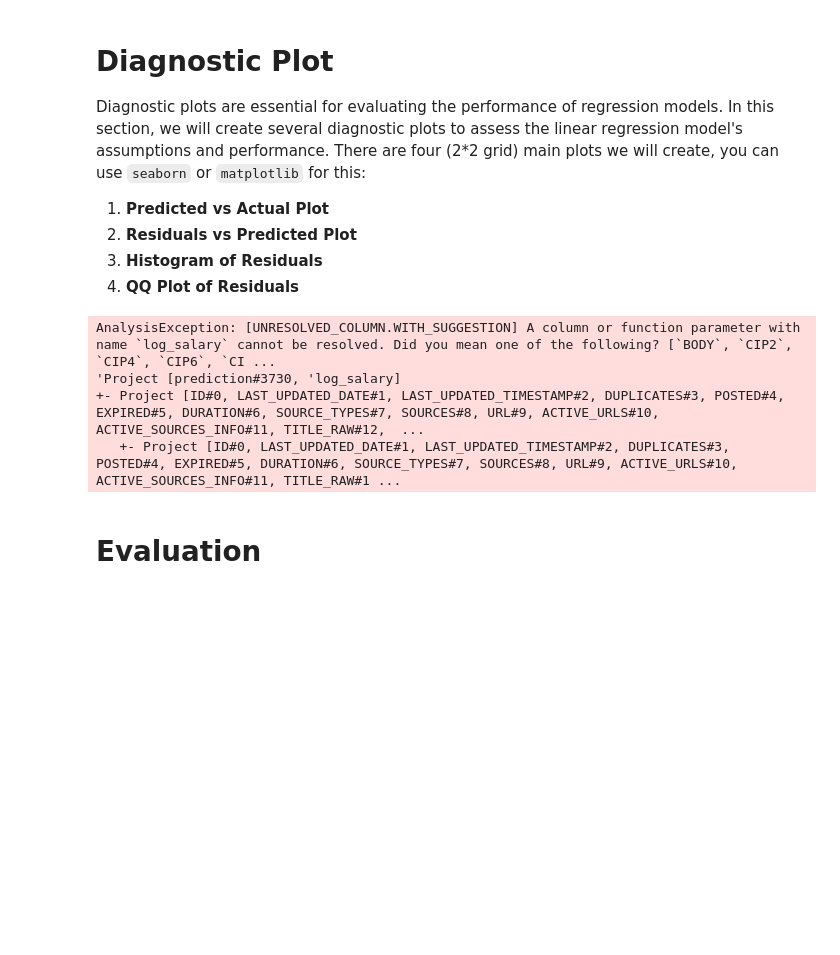
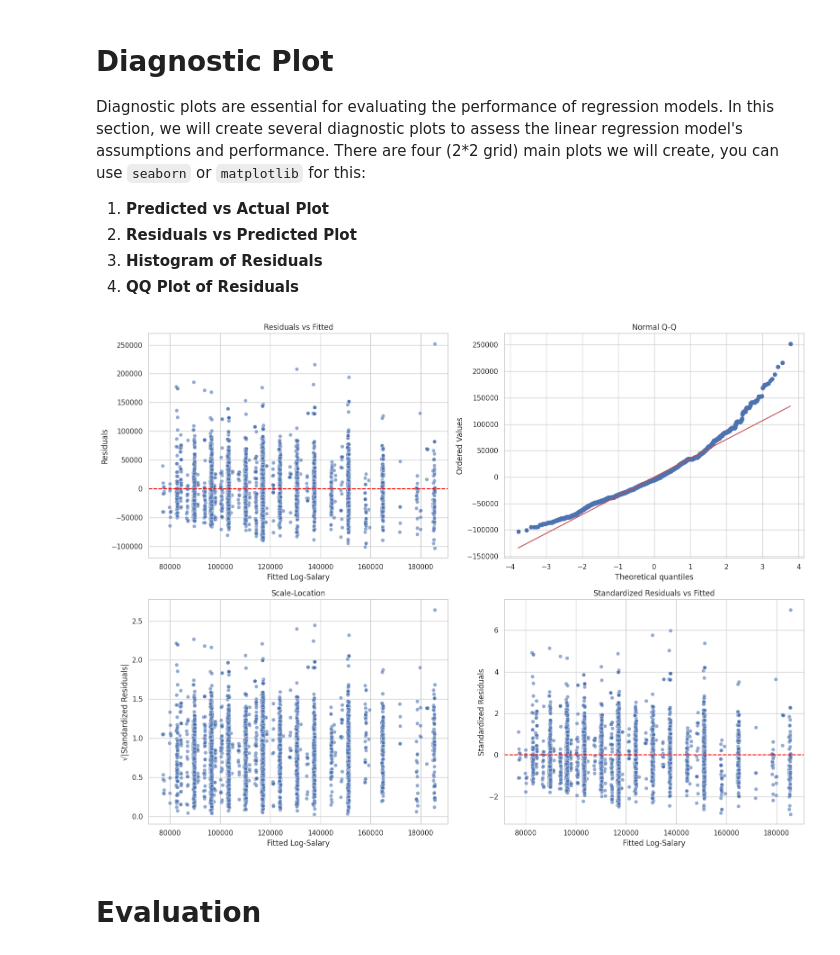
Before and after one commit to met-ad-688/lab08-pranjul11garg, a Jupyter notebook: lab08-pranjulgarg.ipynb, the cells around one changed output. Saved outputs shown, nothing was run; the diff lists cells and outputs as text; code cells hidden in the pictures; blank space fills up the shorter version.

Commit message:
resolved the diagnostic plots

```diff
--- a/lab08-pranjulgarg.ipynb
+++ b/lab08-pranjulgarg.ipynb
@@ -289,7 +289,7 @@ Diagnostic plots are essential for evaluating the performance of regression mode
 4. **QQ Plot of Residuals**
 # %%
 #| eval: true
-#| echo: false
+#| echo: true
 import matplotlib.pyplot as plt
 import seaborn as sns
 import scipy.stats as stats
@@ -297,10 +297,10 @@ import numpy as np
 import pandas as pd
 
 # Convert predictions to pandas
-df_pred = summary.predictions.select("prediction", "log_salary").toPandas()
+df_pred = summary.predictions.select("prediction", "SALARY").toPandas()
 
 # Residuals and fitted values
-df_pred["residuals"] = df_pred["log_salary"] - df_pred["prediction"]
+df_pred["residuals"] = df_pred["SALARY"] - df_pred["prediction"]
 df_pred["fitted"] = df_pred["prediction"]
 
 # Standardized residuals
@@ -319,37 +319,34 @@ sns.scatterplot(x="fitted", y="residuals", data=df_pred, alpha=0.6)
 plt.axhline(0, linestyle="--", color="red")
 plt.title("Residuals vs Fitted")
 plt.xlabel("Fitted Log-Salary")
 plt.ylabel("Residuals")
 
 # 2. Normal Q-Q
 plt.subplot(2, 2, 2)
 stats.probplot(df_pred["residuals"], dist="norm", plot=plt)
 plt.title("Normal Q-Q")
 
 # 3. Scale-Location Plot
 plt.subplot(2, 2, 3)
 sns.scatterplot(x="fitted", y="sqrt_std_resid", data=df_pred, alpha=0.6)
 plt.title("Scale-Location")
 plt.xlabel("Fitted Log-Salary")
 plt.ylabel("√|Standardized Residuals|")
 
 # 4. Standardized Residuals vs Fitted
 plt.subplot(2, 2, 4)
 sns.scatterplot(x="fitted", y="std_residuals", data=df_pred, alpha=0.6)
 plt.axhline(0, linestyle="--", color="red")
 plt.title("Standardized Residuals vs Fitted")
 plt.xlabel("Fitted Log-Salary")
 plt.ylabel("Standardized Residuals")
 
 # Output
 plt.tight_layout()
 plt.savefig("_output/glr_diagnostic_classic.png")
 plt.show()
 # %% [output]
-AnalysisException: [UNRESOLVED_COLUMN.WITH_SUGGESTION] A column or function parameter with name `log_salary` cannot be resolved. Did you mean one of the following? [`BODY`, `CIP2`, `CIP4`, `CIP6`, `CI ...
-'Project [prediction#3730, 'log_salary]
-+- Project [ID#0, LAST_UPDATED_DATE#1, LAST_UPDATED_TIMESTAMP#2, DUPLICATES#3, POSTED#4, EXPIRED#5, DURATION#6, SOURCE_TYPES#7, SOURCES#8, URL#9, ACTIVE_URLS#10, ACTIVE_SOURCES_INFO#11, TITLE_RAW#12,  ...
-   +- Project [ID#0, LAST_UPDATED_DATE#1, LAST_UPDATED_TIMESTAMP#2, DUPLICATES#3, POSTED#4, EXPIRED#5, DURATION#6, SOURCE_TYPES#7, SOURCES#8, URL#9, ACTIVE_URLS#10, ACTIVE_SOURCES_INFO#11, TITLE_RAW#1 ...
+[figure, added]
 # %% [markdown]
 # Evaluation
 # %%
```
Also changed, not shown: 2 other files.
